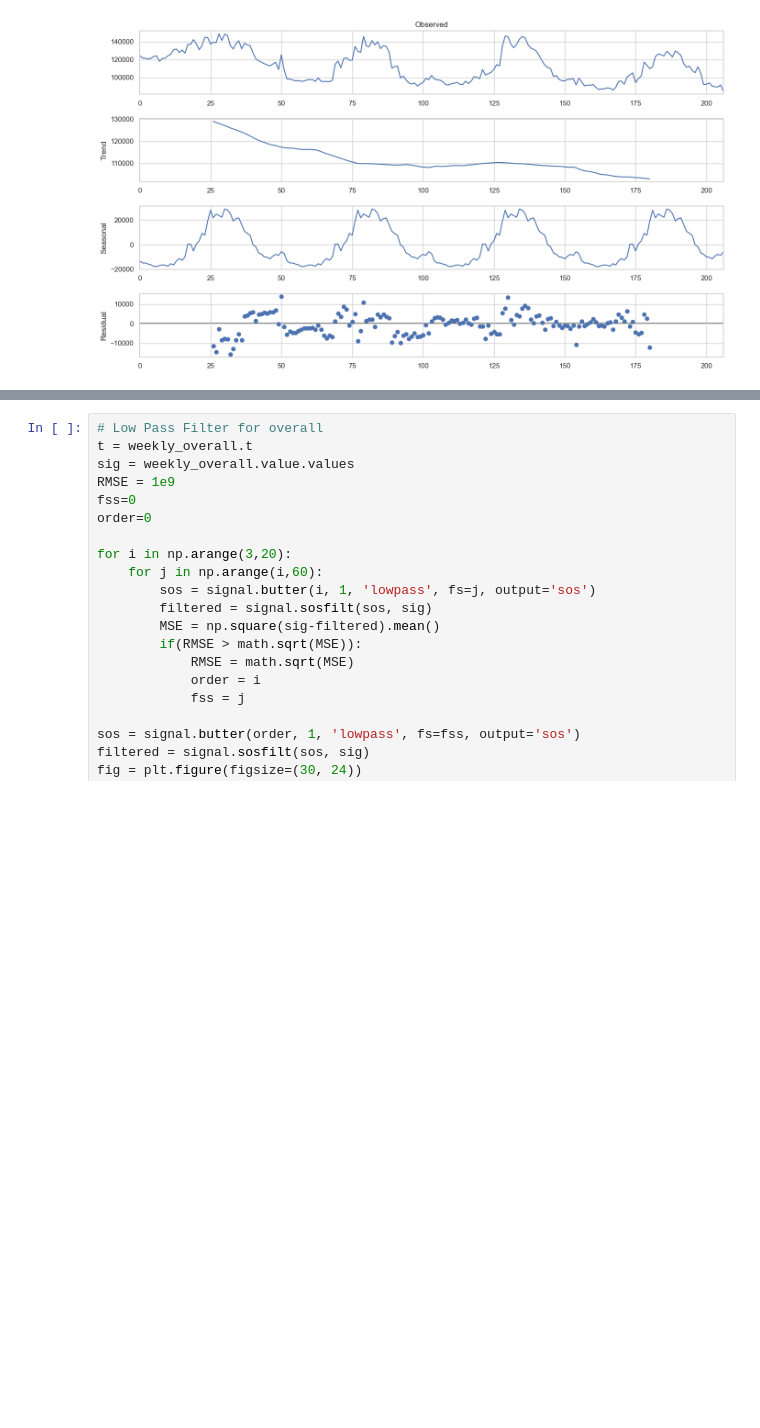
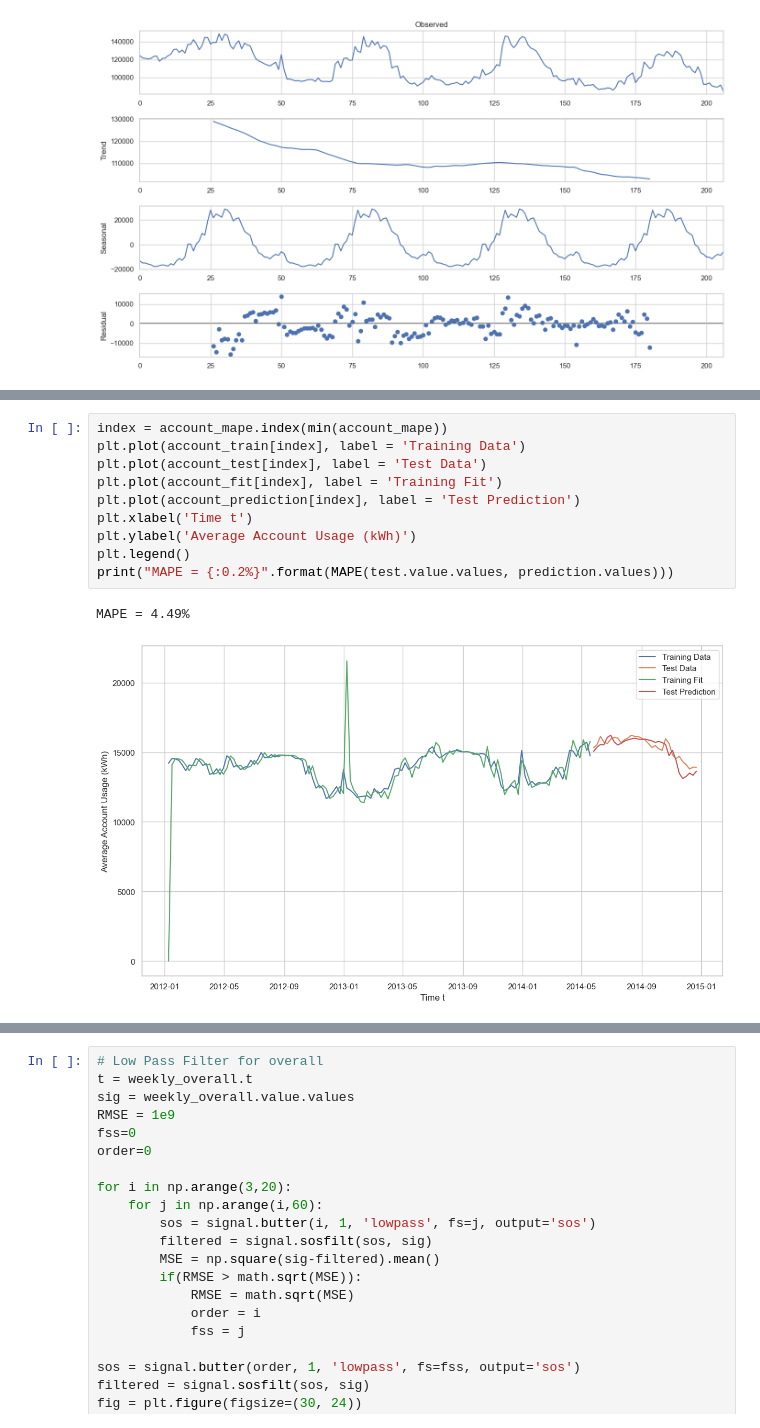
Before and after one commit to kevintaylor99/Forecasting-Project-1, a Jupyter notebook: Model & Analysis/Modeling_Analysis.ipynb, the cells around one changed output, grey strips where cells are left out. Cells and saved outputs as stored; diff of their text form; blank space fills up the shorter version.

```diff
--- a/Model & Analysis/Modeling_Analysis.ipynb
+++ b/Model & Analysis/Modeling_Analysis.ipynb
@@ -76 +78,14 @@ MAPE = 4.65%
+# %%
+index = account_mape.index(min(account_mape))
+plt.plot(account_train[index], label = 'Training Data')
+plt.plot(account_test[index], label = 'Test Data')
+plt.plot(account_fit[index], label = 'Training Fit')
+plt.plot(account_prediction[index], label = 'Test Prediction')
+plt.xlabel('Time t')
+plt.ylabel('Average Account Usage (kWh)')
+plt.legend()
+print("MAPE = {:0.2%}".format(MAPE(test.value.values, prediction.values)))
+# %% [output]
+MAPE = 4.49%
+[figure, added]
 # %%
```
Also changed, not shown: parts of 6 cells of this notebook.
